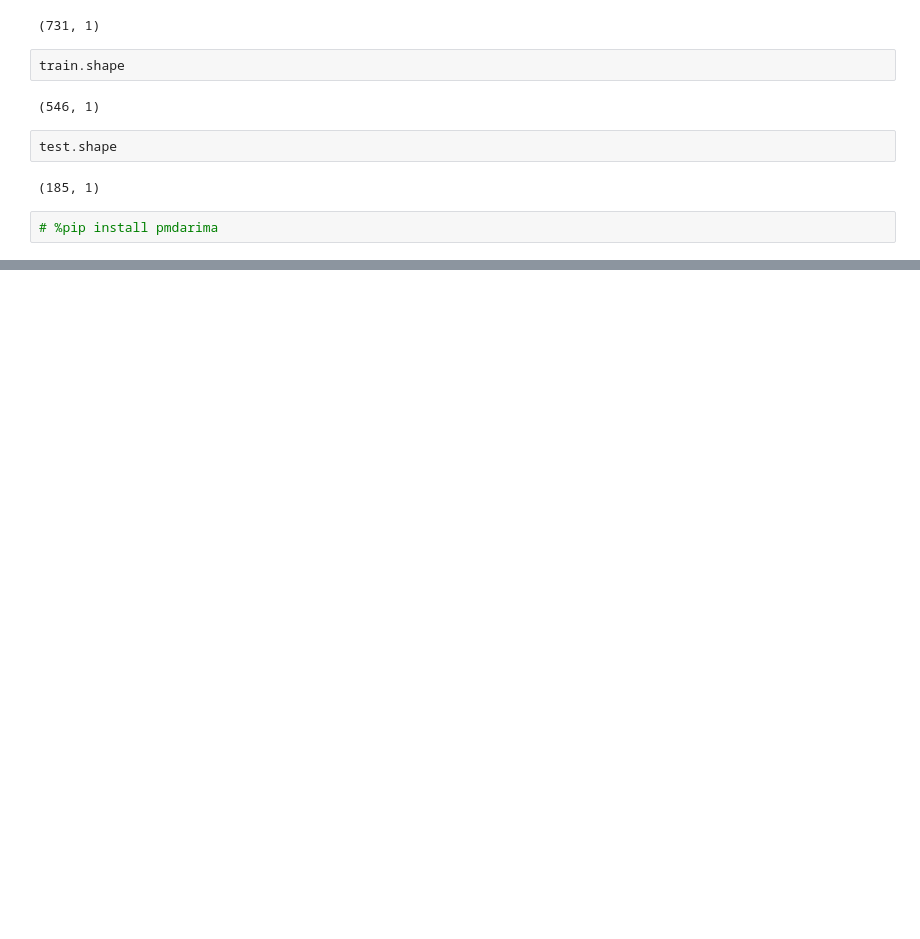
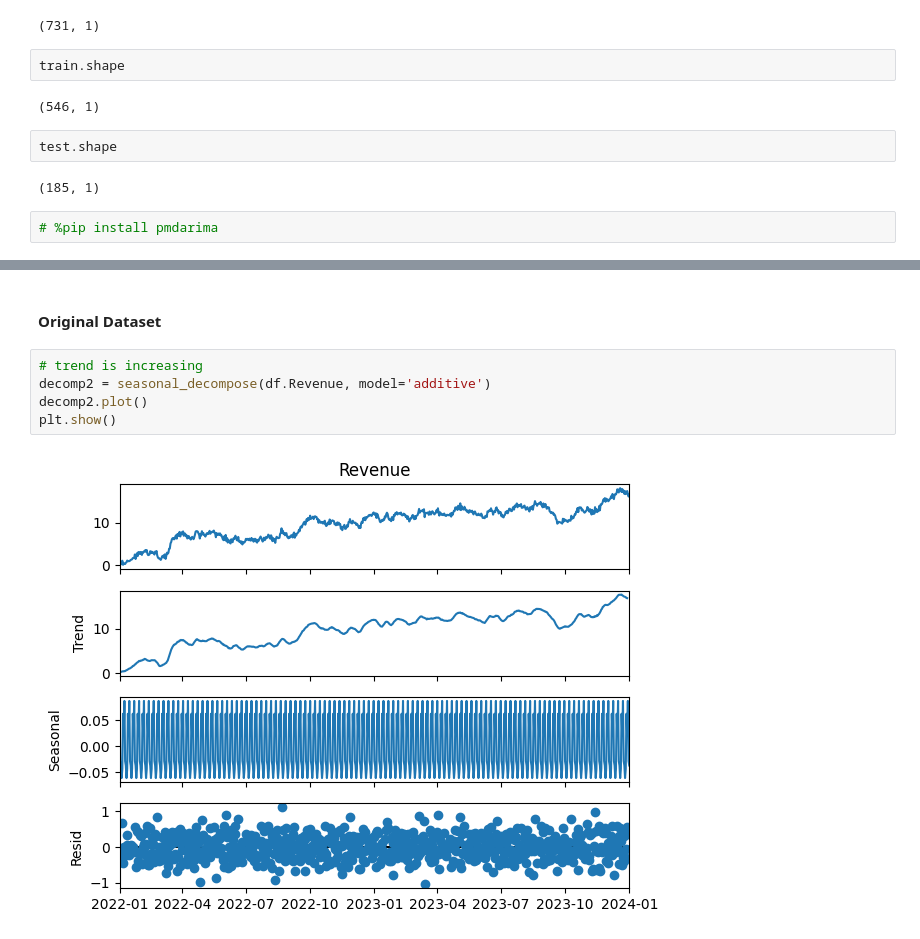
Before and after one commit to Krescenskok/DataScienceSessions, a Jupyter notebook: TimeSeriesAnalysis.ipynb, the cells around one changed output, grey strips where cells are left out. Drawn from its saved outputs; the diff is of its cells as text; blank space fills up the shorter version.

```diff
--- a/TimeSeriesAnalysis.ipynb
+++ b/TimeSeriesAnalysis.ipynb
@@ -341,0 +422,9 @@ Total fit time: 1.277 seconds
+# %% [markdown]
+#### Original Dataset
+# %%
+# trend is increasing
+decomp2 = seasonal_decompose(df.Revenue, model='additive')
+decomp2.plot()
+plt.show()
+# %% [output]
+[figure, added]
```
Also changed, not shown: parts of 58 cells of this notebook, 2 other files.
